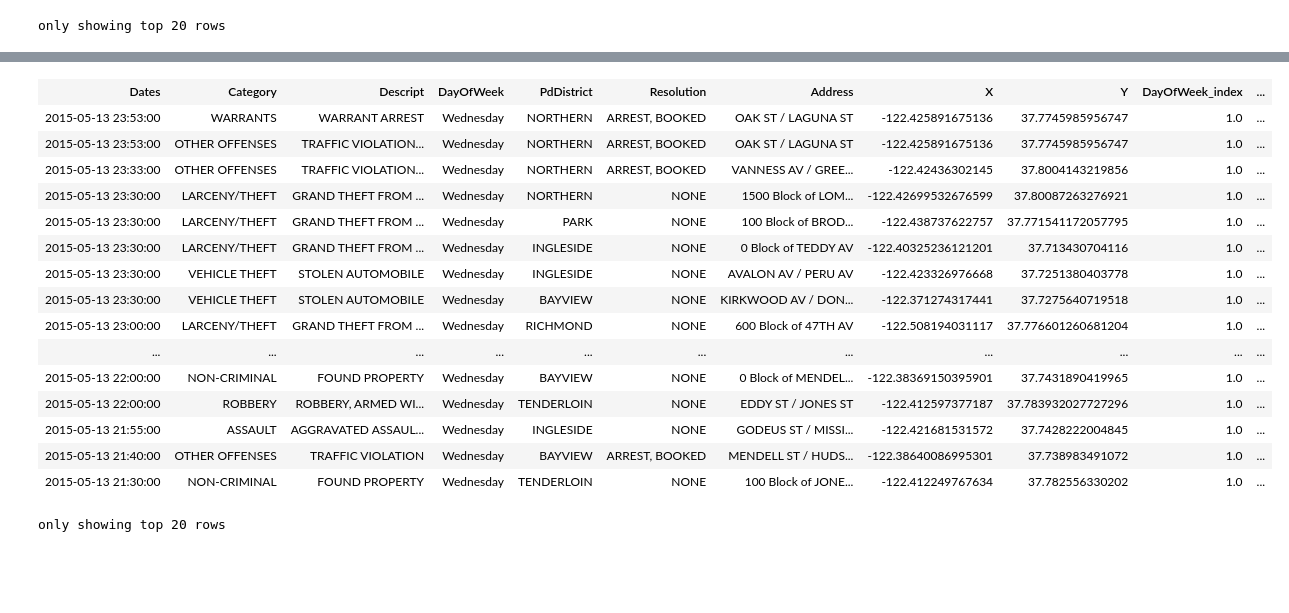
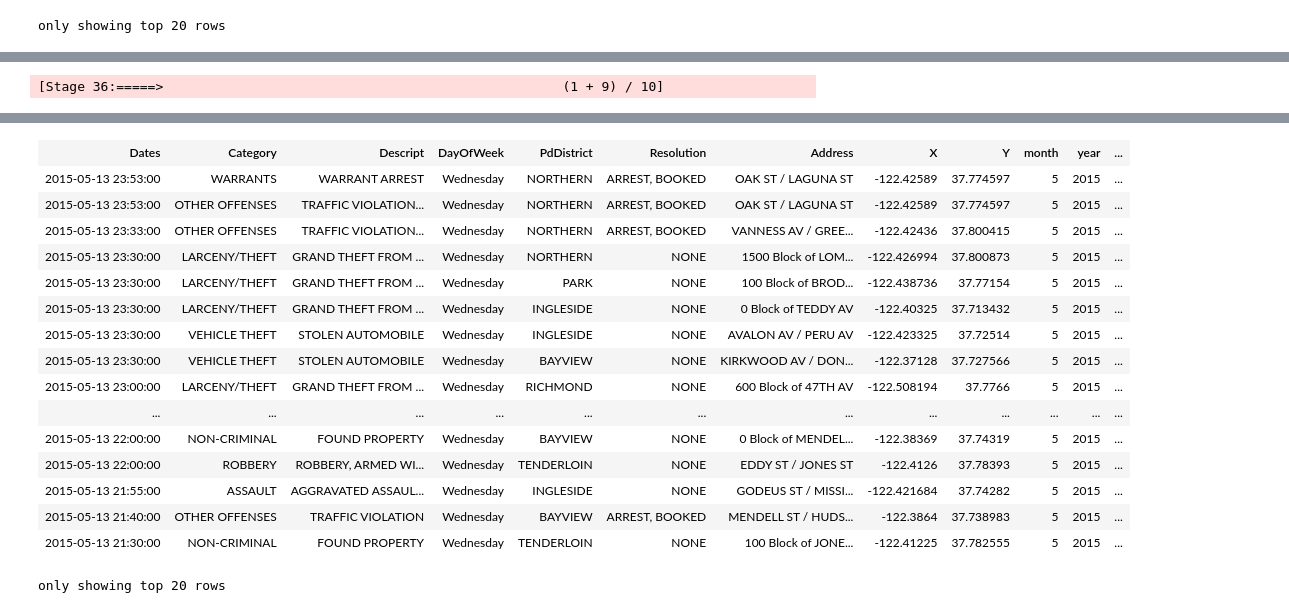
Before and after one commit to YusufRoshdy/San-Francisco-Crime-Classification-bigdata, a Jupyter notebook: notebooks/pyspark_ml.ipynb, the cells around one changed output, grey strips where cells are left out. Drawn from its saved outputs; the diff is of its cells as text; code cells hidden in the pictures; blank space fills up the shorter version.

```diff
--- a/notebooks/pyspark_ml.ipynb
+++ b/notebooks/pyspark_ml.ipynb
@@ -3,6 +3,9 @@ import findspark
 findspark.init()
 # %%
 from pyspark.sql import SparkSession
+# suppress warnings
+import warnings
+warnings.filterwarnings('ignore')
 
 # We will use this port number for monitoring Spark Jobs
 port=4050
@@ -11,6 +14,8 @@ spark = SparkSession.builder\
         .master("local[*]")\
         .appName("Colab")\
         .config('spark.ui.port', str(port))\
+        .config("spark.driver.memory", "4g")\
+        .config("spark.executor.memory", "4g")\
         .getOrCreate()
 
 spark.conf.set("spark.sql.repl.eagerEval.enabled", True) # Property used to format output tables better
@@ -115,12 +195,26 @@ import math
 from pyspark.ml.linalg import SparseVector
 
 
+df_new = df
+
 cat_features = ['DayOfWeek', 'PdDistrict', 'Resolution', 'Category']
 num_features = ['X', 'Y']
 text_features = ['Descript']
-date_features = ['Dates']
 
-df_new = df
+
+df_new = df_new.withColumn('month', month('Dates'))
+df_new = df_new.withColumn('year', year('Dates'))
+df_new = df_new.withColumn('day', dayofmonth('Dates'))
+df_new = df_new.withColumn('hour', df_new.Dates.cast('string').substr(12, 2).cast('int'))
+df_new = df_new.withColumn('minute', df_new.Dates.cast('string').substr(15, 2).cast('int'))
+
+date_time_features = ['day', 'month', 'year', 'hour', 'minute']
+
+
+# convert X, Y to float
+df_new = df_new.withColumn('X', df_new['X'].cast('float'))
+df_new = df_new.withColumn('Y', df_new['Y'].cast('float'))
+
 
 # convert the string labels to numbers
 indexers = [StringIndexer(inputCol=column, outputCol=column+"_index").fit(df) for column in cat_features]
@@ -134,10 +228,13 @@ tokenizers = [Tokenizer(inputCol=column, outputCol=f"{column}_words") for column
 # convert the text to vectors using Word2Vec
 word2Vecs = [Word2Vec(vectorSize=3, minCount=0, inputCol=f"{column}_words", outputCol=f"{column}_vec") for column in text_features]
 
-assembler = VectorAssembler(inputCols=['Descript_vec', 'DayOfWeek_vec', 'PdDistrict_vec', 'Resolution_vec'], outputCol="features")
+date_time_encoders = [DateTimeTransformer(inputCol=column, outputCols=[f"{column}_sin", f"{column}_cos"]) for column in date_time_features]
+
+# assemble the features
+assembler = VectorAssembler(inputCols=['DayOfWeek_vec', 'PdDistrict_vec', 'Resolution_vec', 'Descript_vec', 'X', 'Y', 'day_sin', 'day_cos', 'month_sin', 'month_cos', 'year_sin', 'year_cos', 'hour_sin', 'hour_cos', 'minute_sin', 'minute_cos'], outputCol='features')
 
 # create a pipeline
-pipeline = Pipeline(stages=indexers + encoders + tokenizers + word2Vecs + [assembler])
+pipeline = Pipeline(stages=indexers + encoders + tokenizers + word2Vecs + date_time_encoders + [assembler])
 
 # fit the pipeline
 model = pipeline.fit(df_new)
@@ -145,3 +242,4 @@ df_new = model.transform(df_new)
 
 df_new
 # %% [output]
+[Stage 36:=====>                                                   (1 + 9) / 10]
@@ -148,17 +249,17 @@ df_new
-| Dates | Category | Descript | DayOfWeek | PdDistrict | Resolution | Address | X | Y | DayOfWeek_index | ... |
-| 2015-05-13 23:53:00 | WARRANTS | WARRANT ARREST | Wednesday | NORTHERN | ARREST, BOOKED | OAK ST / LAGUNA ST | -122.425891675136 | 37.7745985956747 | 1.0 | ... |
-| 2015-05-13 23:53:00 | OTHER OFFENSES | TRAFFIC VIOLATION... | Wednesday | NORTHERN | ARREST, BOOKED | OAK ST / LAGUNA ST | -122.425891675136 | 37.7745985956747 | 1.0 | ... |
-| 2015-05-13 23:33:00 | OTHER OFFENSES | TRAFFIC VIOLATION... | Wednesday | NORTHERN | ARREST, BOOKED | VANNESS AV / GREE... | -122.42436302145 | 37.8004143219856 | 1.0 | ... |
-| 2015-05-13 23:30:00 | LARCENY/THEFT | GRAND THEFT FROM ... | Wednesday | NORTHERN | NONE | 1500 Block of LOM... | -122.42699532676599 | 37.80087263276921 | 1.0 | ... |
-| 2015-05-13 23:30:00 | LARCENY/THEFT | GRAND THEFT FROM ... | Wednesday | PARK | NONE | 100 Block of BROD... | -122.438737622757 | 37.771541172057795 | 1.0 | ... |
-| 2015-05-13 23:30:00 | LARCENY/THEFT | GRAND THEFT FROM ... | Wednesday | INGLESIDE | NONE | 0 Block of TEDDY AV | -122.40325236121201 | 37.713430704116 | 1.0 | ... |
-| 2015-05-13 23:30:00 | VEHICLE THEFT | STOLEN AUTOMOBILE | Wednesday | INGLESIDE | NONE | AVALON AV / PERU AV | -122.423326976668 | 37.7251380403778 | 1.0 | ... |
-| 2015-05-13 23:30:00 | VEHICLE THEFT | STOLEN AUTOMOBILE | Wednesday | BAYVIEW | NONE | KIRKWOOD AV / DON... | -122.371274317441 | 37.7275640719518 | 1.0 | ... |
-| 2015-05-13 23:00:00 | LARCENY/THEFT | GRAND THEFT FROM ... | Wednesday | RICHMOND | NONE | 600 Block of 47TH AV | -122.508194031117 | 37.776601260681204 | 1.0 | ... |
-| ... | ... | ... | ... | ... | ... | ... | ... | ... | ... | ... |
-| 2015-05-13 22:00:00 | NON-CRIMINAL | FOUND PROPERTY | Wednesday | BAYVIEW | NONE | 0 Block of MENDEL... | -122.38369150395901 | 37.7431890419965 | 1.0 | ... |
-| 2015-05-13 22:00:00 | ROBBERY | ROBBERY, ARMED WI... | Wednesday | TENDERLOIN | NONE | EDDY ST / JONES ST | -122.412597377187 | 37.783932027727296 | 1.0 | ... |
-| 2015-05-13 21:55:00 | ASSAULT | AGGRAVATED ASSAUL... | Wednesday | INGLESIDE | NONE | GODEUS ST / MISSI... | -122.421681531572 | 37.7428222004845 | 1.0 | ... |
-| 2015-05-13 21:40:00 | OTHER OFFENSES | TRAFFIC VIOLATION | Wednesday | BAYVIEW | ARREST, BOOKED | MENDELL ST / HUDS... | -122.38640086995301 | 37.738983491072 | 1.0 | ... |
-| 2015-05-13 21:30:00 | NON-CRIMINAL | FOUND PROPERTY | Wednesday | TENDERLOIN | NONE | 100 Block of JONE... | -122.412249767634 | 37.782556330202 | 1.0 | ... |
+| Dates | Category | Descript | DayOfWeek | PdDistrict | Resolution | Address | X | Y | month | year | ... |
+| 2015-05-13 23:53:00 | WARRANTS | WARRANT ARREST | Wednesday | NORTHERN | ARREST, BOOKED | OAK ST / LAGUNA ST | -122.42589 | 37.774597 | 5 | 2015 | ... |
+| 2015-05-13 23:53:00 | OTHER OFFENSES | TRAFFIC VIOLATION... | Wednesday | NORTHERN | ARREST, BOOKED | OAK ST / LAGUNA ST | -122.42589 | 37.774597 | 5 | 2015 | ... |
+| 2015-05-13 23:33:00 | OTHER OFFENSES | TRAFFIC VIOLATION... | Wednesday | NORTHERN | ARREST, BOOKED | VANNESS AV / GREE... | -122.42436 | 37.800415 | 5 | 2015 | ... |
+| 2015-05-13 23:30:00 | LARCENY/THEFT | GRAND THEFT FROM ... | Wednesday | NORTHERN | NONE | 1500 Block of LOM... | -122.426994 | 37.800873 | 5 | 2015 | ... |
+| 2015-05-13 23:30:00 | LARCENY/THEFT | GRAND THEFT FROM ... | Wednesday | PARK | NONE | 100 Block of BROD... | -122.438736 | 37.77154 | 5 | 2015 | ... |
+| 2015-05-13 23:30:00 | LARCENY/THEFT | GRAND THEFT FROM ... | Wednesday | INGLESIDE | NONE | 0 Block of TEDDY AV | -122.40325 | 37.713432 | 5 | 2015 | ... |
+| 2015-05-13 23:30:00 | VEHICLE THEFT | STOLEN AUTOMOBILE | Wednesday | INGLESIDE | NONE | AVALON AV / PERU AV | -122.423325 | 37.72514 | 5 | 2015 | ... |
+| 2015-05-13 23:30:00 | VEHICLE THEFT | STOLEN AUTOMOBILE | Wednesday | BAYVIEW | NONE | KIRKWOOD AV / DON... | -122.37128 | 37.727566 | 5 | 2015 | ... |
+| 2015-05-13 23:00:00 | LARCENY/THEFT | GRAND THEFT FROM ... | Wednesday | RICHMOND | NONE | 600 Block of 47TH AV | -122.508194 | 37.7766 | 5 | 2015 | ... |
+| ... | ... | ... | ... | ... | ... | ... | ... | ... | ... | ... | ... |
+| 2015-05-13 22:00:00 | NON-CRIMINAL | FOUND PROPERTY | Wednesday | BAYVIEW | NONE | 0 Block of MENDEL... | -122.38369 | 37.74319 | 5 | 2015 | ... |
+| 2015-05-13 22:00:00 | ROBBERY | ROBBERY, ARMED WI... | Wednesday | TENDERLOIN | NONE | EDDY ST / JONES ST | -122.4126 | 37.78393 | 5 | 2015 | ... |
+| 2015-05-13 21:55:00 | ASSAULT | AGGRAVATED ASSAUL... | Wednesday | INGLESIDE | NONE | GODEUS ST / MISSI... | -122.421684 | 37.74282 | 5 | 2015 | ... |
+| 2015-05-13 21:40:00 | OTHER OFFENSES | TRAFFIC VIOLATION | Wednesday | BAYVIEW | ARREST, BOOKED | MENDELL ST / HUDS... | -122.3864 | 37.738983 | 5 | 2015 | ... |
+| 2015-05-13 21:30:00 | NON-CRIMINAL | FOUND PROPERTY | Wednesday | TENDERLOIN | NONE | 100 Block of JONE... | -122.41225 | 37.782555 | 5 | 2015 | ... |
-only showing top 20 rows
+only showing top 20 rows
```
Also changed, not shown: parts of 31 cells of this notebook, 1 other file.
